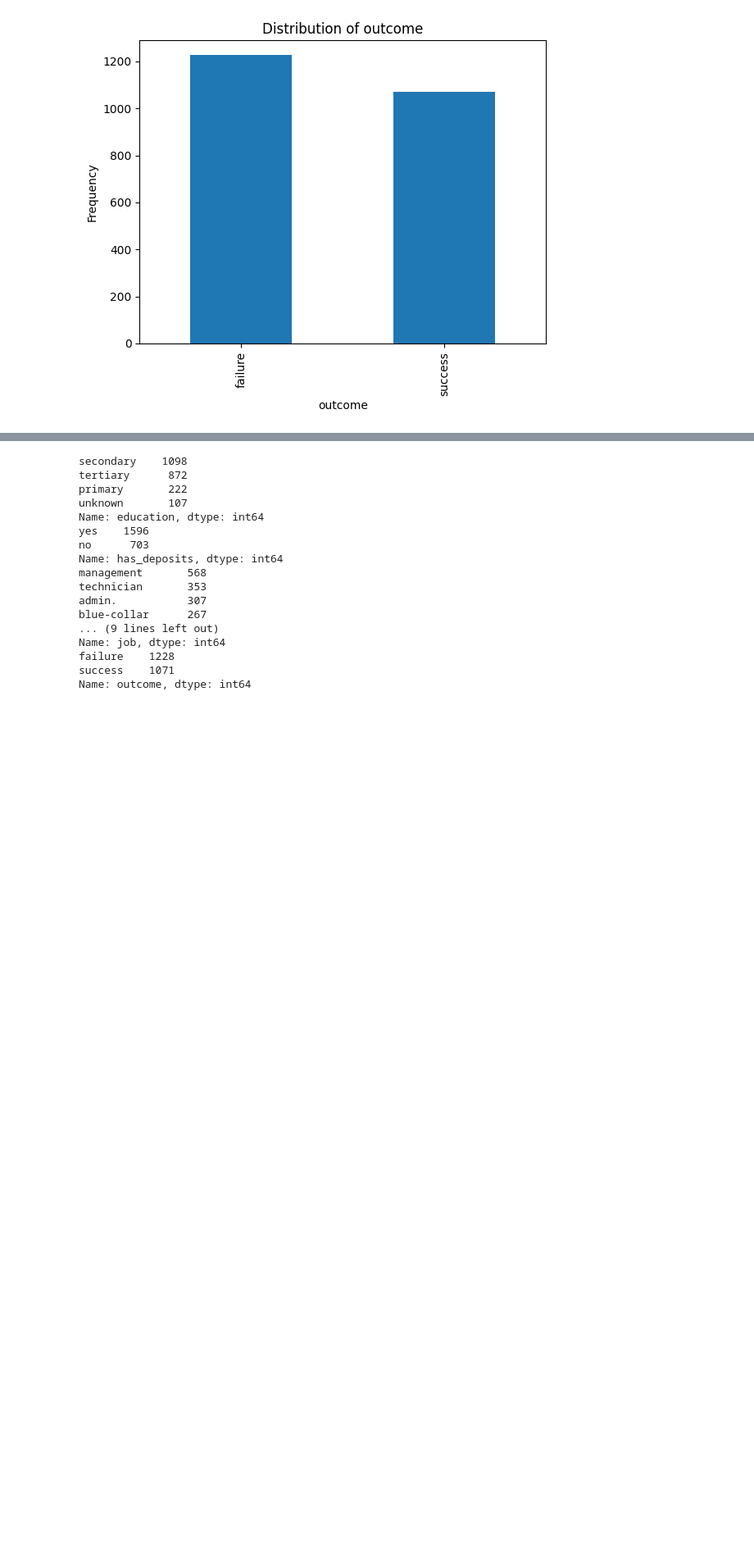
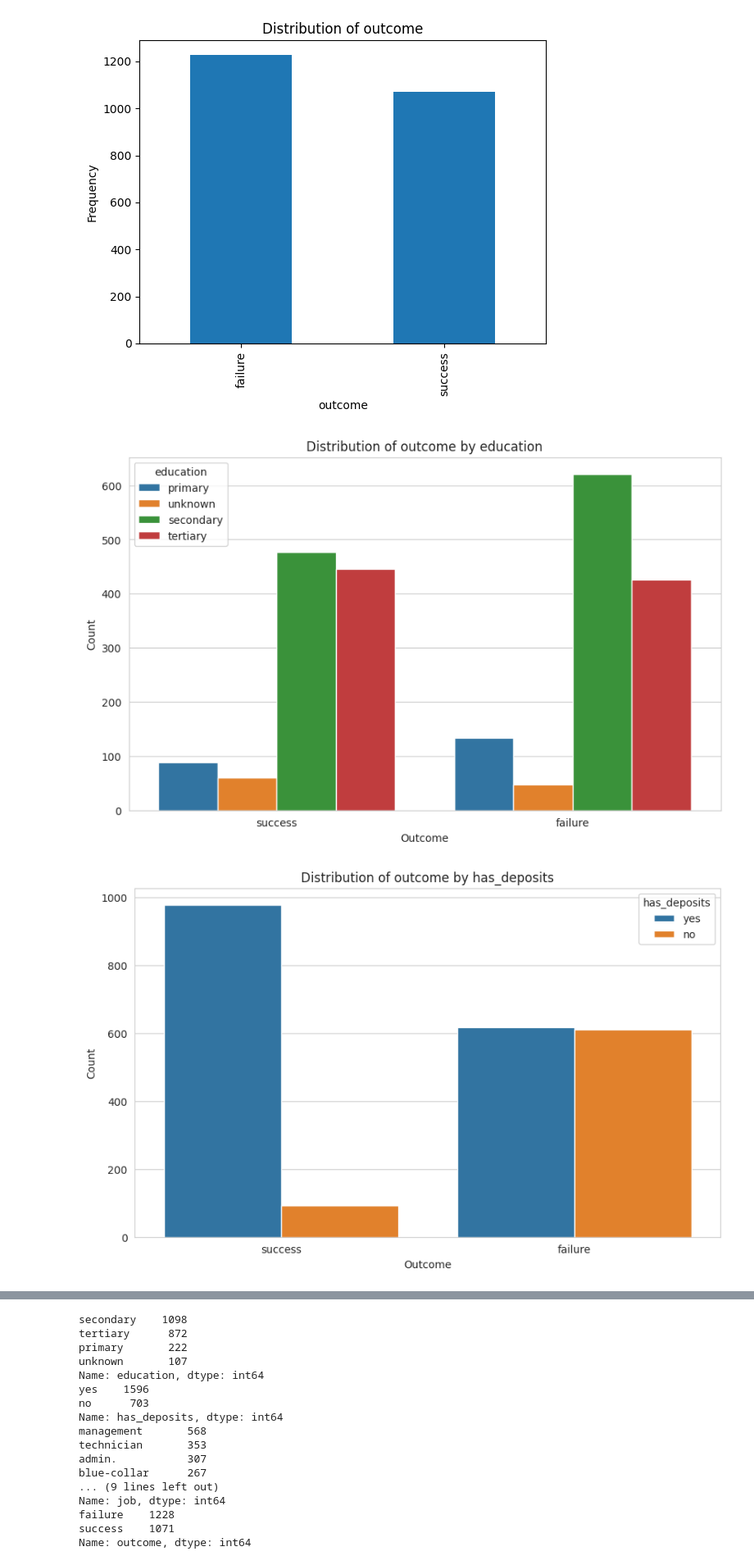
Before and after one commit to Sether22/Final_project, a Jupyter notebook: eda_on_training_model.ipynb, the cells around one changed output, grey strips where cells are left out. Shown: that part at 82% size. Drawn from its saved outputs; the diff is of its cells as text; code cells hidden in the pictures; blank space fills up the shorter version.

Commit message:
new graphs

```diff
--- a/eda_on_training_model.ipynb
+++ b/eda_on_training_model.ipynb
@@ -76,3 +76,28 @@ for column in categorical_columns:
 [figure]
 [figure]
 [figure]
+# %%
+import pandas as pd
+import seaborn as sns
+import matplotlib.pyplot as plt
+
+# Assuming df_training_model is your DataFrame and it contains the columns of interest
+
+# Set the aesthetic style of the plots
+sns.set_style("whitegrid")
+
+# List of columns to plot
+categorical_columns = ['education', 'has_deposits', 'job']
+
+# Plotting
+for column in categorical_columns:
+    plt.figure(figsize=(10, 6))  # Set the figure size for better readability
+    sns.countplot(data=df_training_model, x='outcome', hue=column)
+    plt.title(f'Distribution of outcome by {column}')
+    plt.ylabel('Count')
+    plt.xlabel('Outcome')
+    plt.legend(title=column)
+    plt.show()
+# %% [output]
+[figure, added]
+[figure, added]
```
Also changed, not shown: parts of 1 cell of this notebook.
